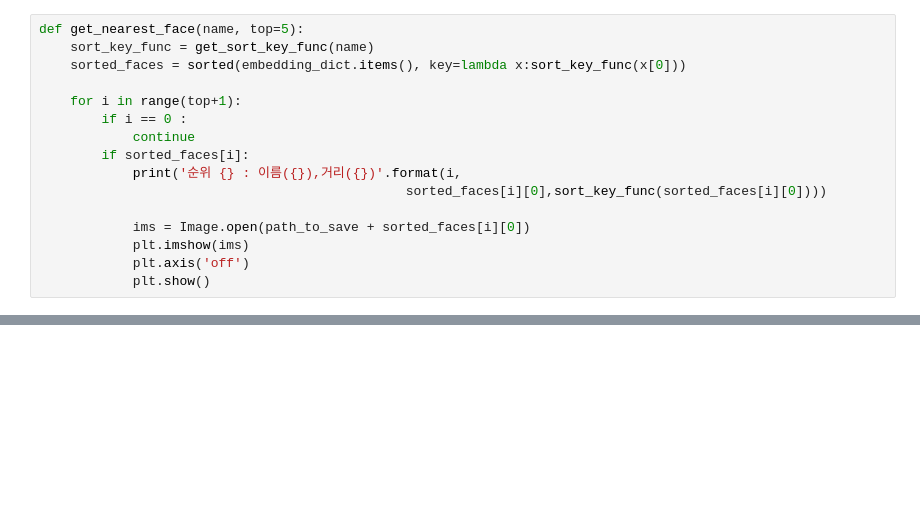
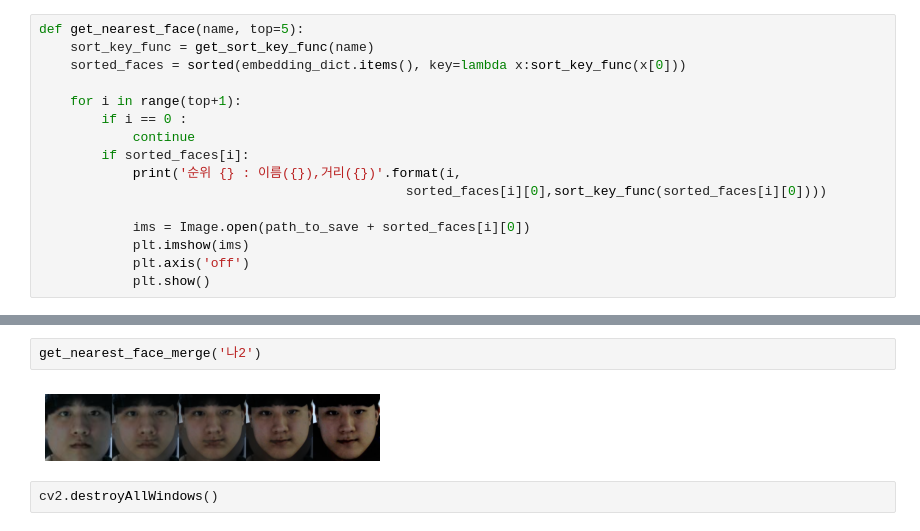
Before and after one commit to HSC-1/aiffel_achieve, a Jupyter notebook: (E7) similar image.ipynb, the cells around one changed output, grey strips where cells are left out. Saved outputs shown, nothing was run; the diff lists cells and outputs as text; blank space fills up the shorter version.

```diff
--- a/(E7) similar image.ipynb
+++ b/(E7) similar image.ipynb
@@ -116,0 +165,6 @@ get_nearest_face('나')
+# %%
+get_nearest_face_merge('나2')
+# %% [output]
+[figure, added]
+# %%
+cv2.destroyAllWindows()
```
Also changed, not shown: parts of 4 cells of this notebook.
